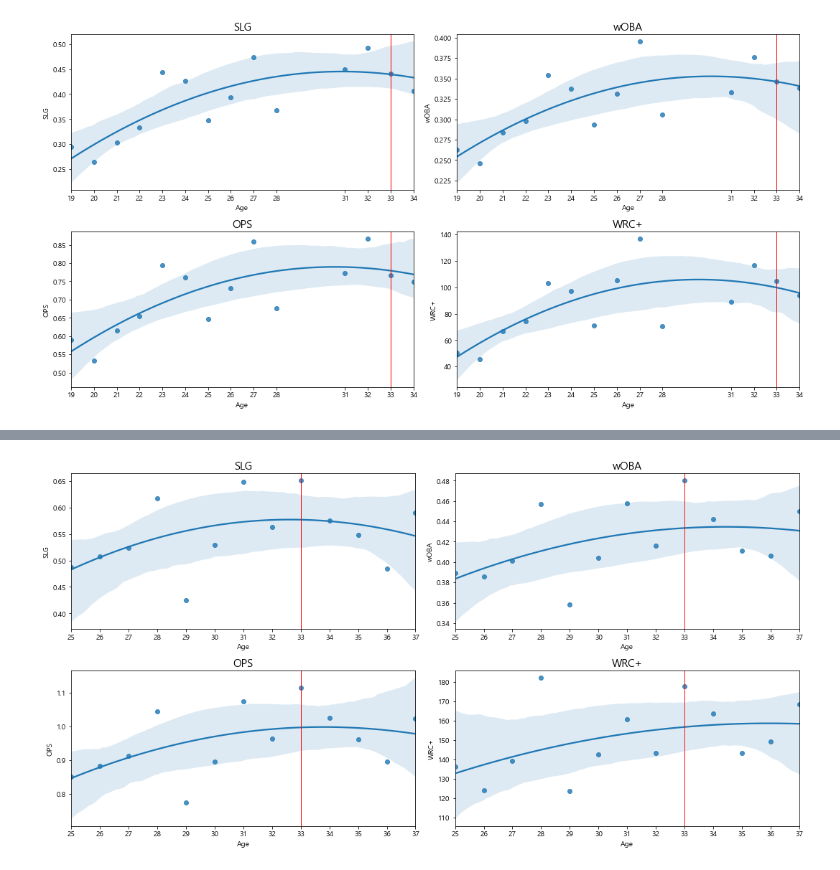
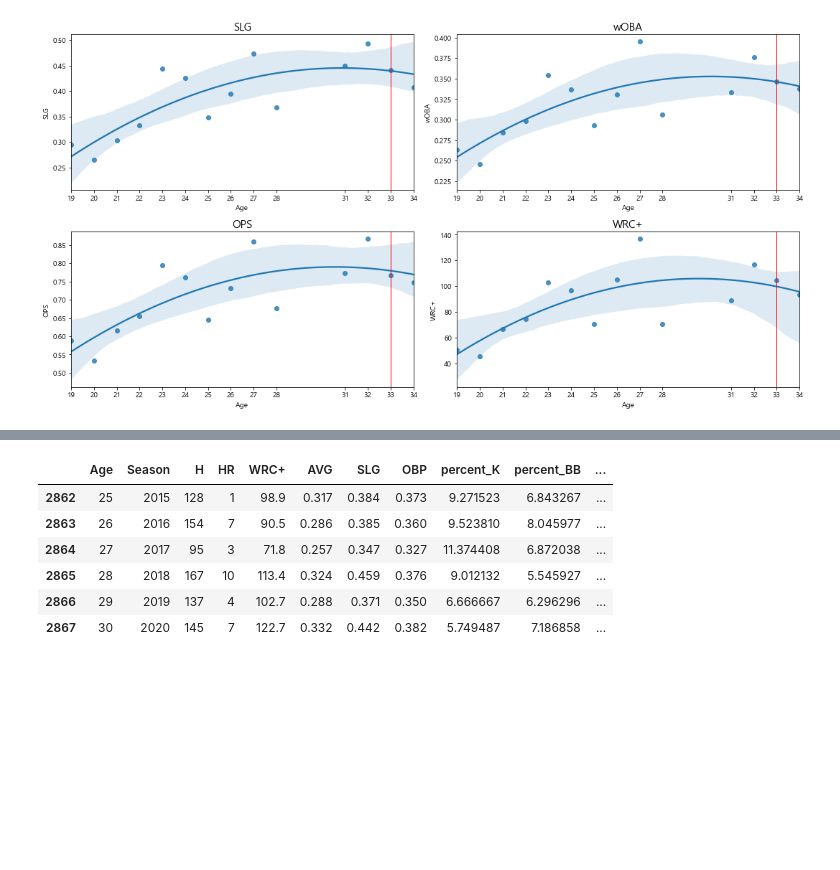
Before and after one commit to YeriNbow/KBO-Analysis, a Jupyter notebook: KBO Batter Analysis.ipynb, the cells around one changed output, grey strips where cells are left out. Saved outputs shown, nothing was run; the diff lists cells and outputs as text; code cells hidden in the pictures; blank space fills up the shorter version.

```diff
--- a/KBO Batter Analysis.ipynb
+++ b/KBO Batter Analysis.ipynb
@@ -457,5 +451,0 @@ plt.show()
-# %%
-#최형우
-multi_graph(choi, ['SLG', 'wOBA', 'OPS', 'WRC+'])
-# %% [output]
-[figure, removed]
@@ -461,0 +463,20 @@ multi_graph(choi, ['SLG', 'wOBA', 'OPS', 'WRC+'])
+# %%
+heo = heo.assign(percent_K=lambda x: (x.SO / x.PA)*100)
+heo = heo.assign(percent_BB=lambda x: (x.BB / x.PA)*100)
+heo = heo.assign(BB_K=lambda x: (x.BB / x.SO))
+heo = heo.assign(babip = lambda x: (x.H - x.HR) / (x.AB - x.SO - x.HR + x.SF))
+
+df1520 = df[df.Season > 2014].reset_index(drop=True)
+df1520 = df1520.assign(babip = lambda x: (x.H - x.HR) / (x.AB - x.SO - x.HR + x.SF))
+gr1520 = df1520.groupby(df1520.Season).mean().reset_index(drop=True)
+
+heo2 = heo[heo.Season > 2014][['Age', 'Season', 'H', 'HR', 'WRC+', 'AVG', 'SLG', 'OBP', 'percent_K', 'percent_BB', 'BB_K', 'babip']]
+heo2
+# %% [output]
+|  | Age | Season | H | HR | WRC+ | AVG | SLG | OBP | percent_K | percent_BB | ... |
+| 2862 | 25 | 2015 | 128 | 1 | 98.9 | 0.317 | 0.384 | 0.373 | 9.271523 | 6.843267 | ... |
+| 2863 | 26 | 2016 | 154 | 7 | 90.5 | 0.286 | 0.385 | 0.360 | 9.523810 | 8.045977 | ... |
+| 2864 | 27 | 2017 | 95 | 3 | 71.8 | 0.257 | 0.347 | 0.327 | 11.374408 | 6.872038 | ... |
+| 2865 | 28 | 2018 | 167 | 10 | 113.4 | 0.324 | 0.459 | 0.376 | 9.012132 | 5.545927 | ... |
+| 2866 | 29 | 2019 | 137 | 4 | 102.7 | 0.288 | 0.371 | 0.350 | 6.666667 | 6.296296 | ... |
+| 2867 | 30 | 2020 | 145 | 7 | 122.7 | 0.332 | 0.442 | 0.382 | 5.749487 | 7.186858 | ... |
```
Also changed, not shown: parts of 19 cells of this notebook.
